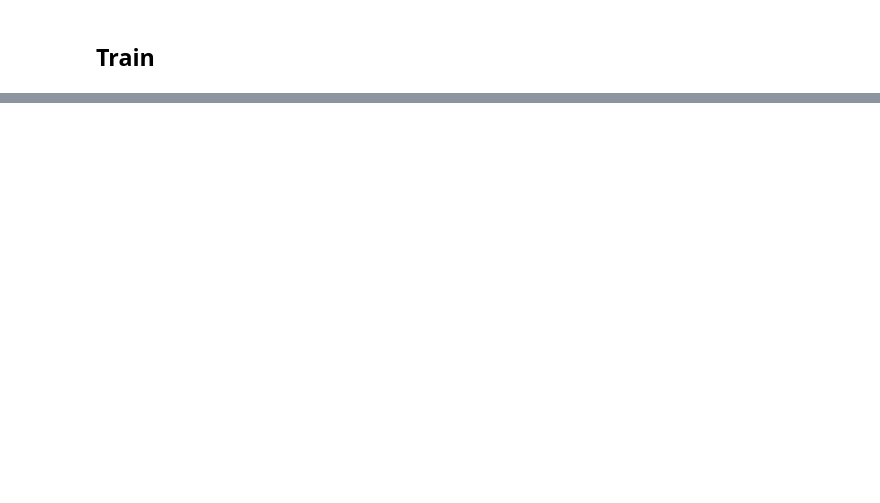
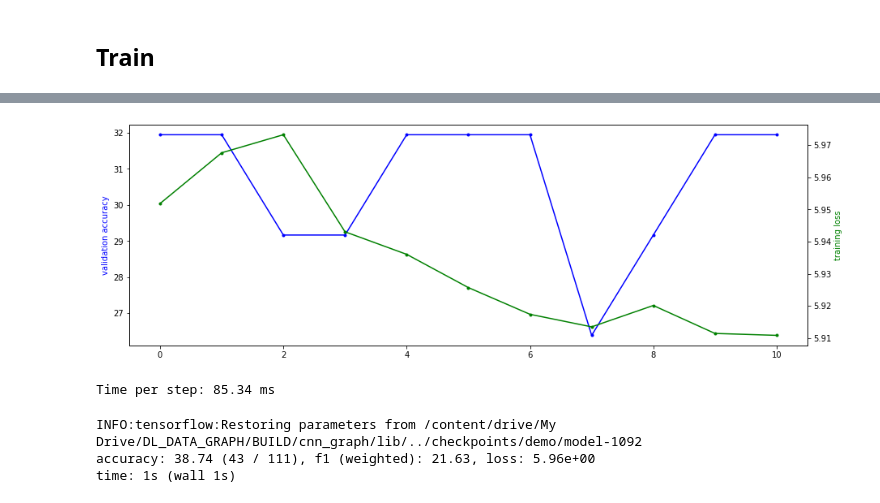
Before and after one commit to allnes/age_classifier, a Jupyter notebook: train_age_pip.ipynb, the cells around one changed output, grey strips where cells are left out. Saved outputs shown, nothing was run; the diff lists cells and outputs as text; code cells hidden in the pictures; blank space fills up the shorter version.

```diff
--- a/train_age_pip.ipynb
+++ b/train_age_pip.ipynb
@@ -173,0 +193,36 @@ plt.spy(A, markersize=2, color='black');
+# %%
+L = [graph.laplacian(A, normalized=True) for A in graphs]
+# %%
+params = dict()
+params['dir_name']       = 'demo'
+params['num_epochs']     = 16
+params['batch_size']     = 8
+params['eval_frequency'] = 100
+
+# Building blocks.
+params['filter']         = 'chebyshev5'
+params['brelu']          = 'b1relu'
+params['brelu']          = 'b2relu'
+params['pool']           = 'apool1'
+params['pool']           = 'mpool1'
+
+# Number of classes.
+C = y.max() + 1
+assert C == np.unique(y).size
+
+# Architecture.
+params['F']              = [15, 15]  # Number of graph convolutional filters.
+params['K']              = [10, 10]  # Polynomial orders.
+params['p']              = [4, 2]    # Pooling sizes.
+params['M']              = [10, C]  # Output dimensionality of fully connected layers.
+
+# Optimization.
+params['regularization'] = 5e-4
+params['dropout']        = 1
+params['learning_rate']  = 1e-3
+params['decay_rate']     = 0.95
+params['momentum']       = 0
+params['decay_steps']    = n_train / params['batch_size']
+# %%
+model = models.cgcnn(L, **params)
+accuracy, loss, t_step = model.fit(X_train, y_train, X_val, y_val)
@@ -173,0 +247,21 @@ plt.spy(A, markersize=2, color='black');
+# %%
+fig, ax1 = plt.subplots(figsize=(15, 5))
+ax1.plot(accuracy, 'b.-')
+ax1.set_ylabel('validation accuracy', color='b')
+ax2 = ax1.twinx()
+ax2.plot(loss, 'g.-')
+ax2.set_ylabel('training loss', color='g')
+plt.show()
+# %% [output]
+[figure, added]
+# %%
+print('Time per step: {:.2f} ms'.format(t_step*1000))
+# %% [output]
+Time per step: 85.34 ms
+# %%
+res = model.evaluate(X_test, y_test)
+print(res[0])
+# %% [output]
+INFO:tensorflow:Restoring parameters from /content/drive/My Drive/DL_DATA_GRAPH/BUILD/cnn_graph/lib/../checkpoints/demo/model-1092
+accuracy: 38.74 (43 / 111), f1 (weighted): 21.63, loss: 5.96e+00
+time: 1s (wall 1s)
```
Also changed, not shown: parts of 7 cells of this notebook.
